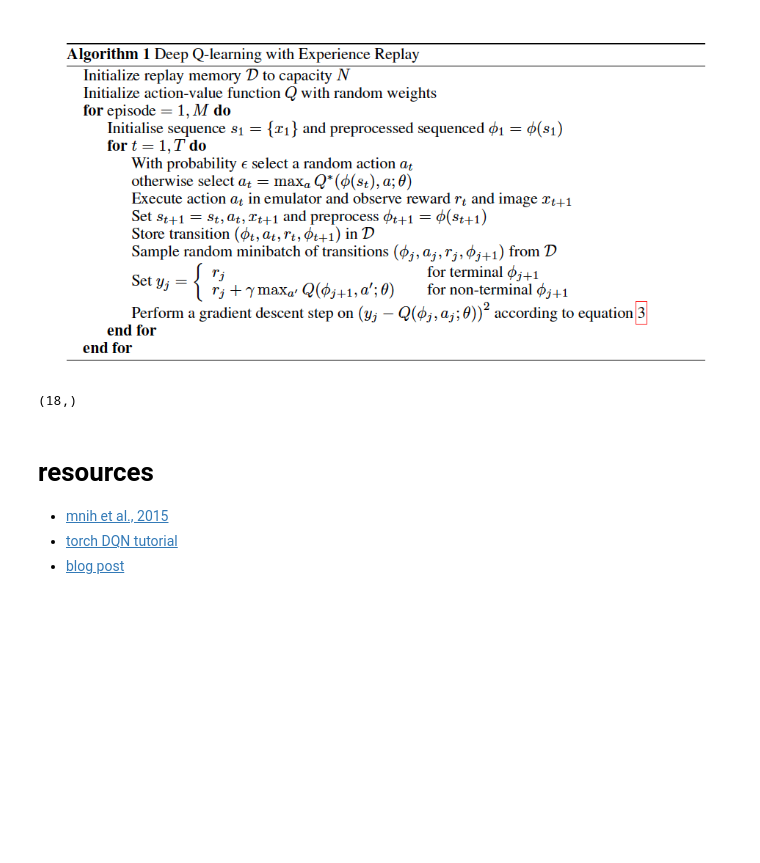
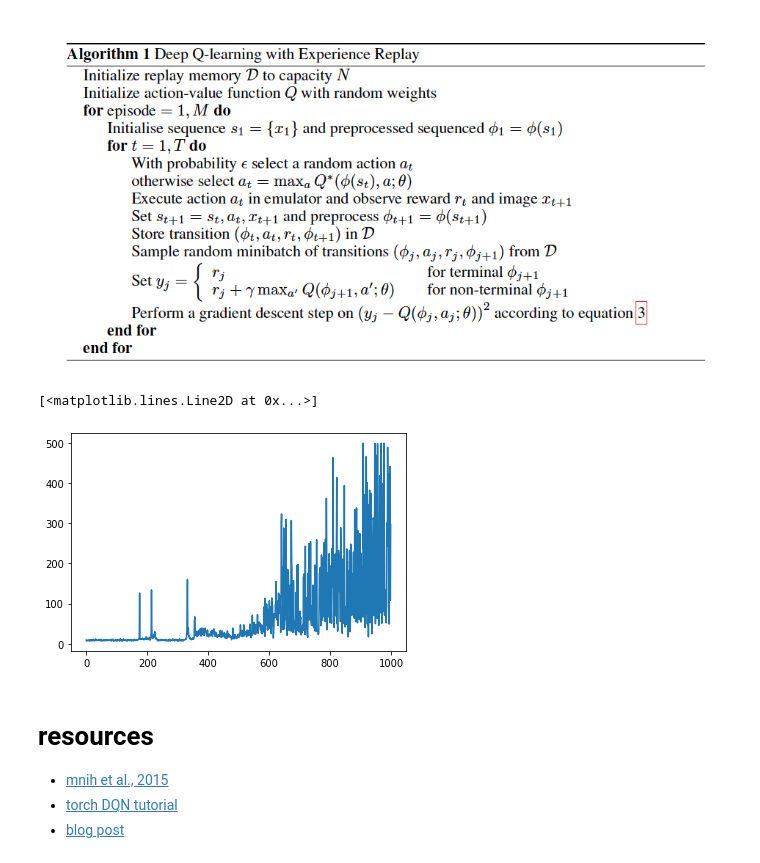
Before and after one commit to andrebeu/gymRL, a Jupyter notebook: dqn-cart.ipynb, the cells around one changed output. Cells and saved outputs as stored; diff of their text form; code cells hidden in the pictures; blank space fills up the shorter version.

```diff
--- a/dqn-cart.ipynb
+++ b/dqn-cart.ipynb
@@ -27,7 +27,7 @@ class EpisodeBuffer():
         eb = {k:np.array(v) for k,v in self.eb.items()}
         return eb
 # %%
-def sample_episode(max_ep_len=20):
+def sample_episode(max_ep_len=1000,policy_fn=None):
     epbuffer = EpisodeBuffer()
     exp = namedtuple('exp',['s_t','a_t','r_t','s_tp1'])
     env = gym.make('CartPole-v1')
@@ -42,7 +42,7 @@ def sample_episode(max_ep_len=20):
         tstep += 1
         s_t = s_tp1
         # random policy sample a_t
-        a_t = env.action_space.sample()
+        a_t = policy_fn(s_t)
         # take action, observe s_tp1,r_t
         env_out_t = env.step(a_t)
         # s_tp1, r_t
@@ -61 +58,14 @@ optiop = tr.optim.RMSprop(qnet.parameters())
+# %%
+rand_policy = lambda : np.random.randint(2)
+
+def argmax_policy(qnet,s_t,epsilon=0.9):
+  a_t_max = qnet(s_t).argmax()
+  if np.random.random() > epsilon:
+    return np.random.randint(2)
+  return a_t_max.detach().numpy()
+
+# pi = lambda x_t: argmax_policy(qnet,x_t,epsilon=0.9)
+# len(sample_episode(max_ep_len=20,policy_fn=pi)['s_t'])
+# ep_buf = sample_episode(policy_fn=pi)
+# argmax_policy(qnet,s_t,epsilon=0.9)
 # %%
@@ -85,8 +104,8 @@ optiop.step()
-# %%
-q_stp1_max_ap +tr.Tensor(r_t)
-r_t.shape
-# %% [output]
-(18,)
+# %%
+plt.plot(L)
+# %% [output]
+[<matplotlib.lines.Line2D at 0x...>]
+[figure, added]
 # %% [markdown]
 # resources
 - [mnih et al., 2015](https://www.cs.toronto.edu/~vmnih/docs/dqn.pdf)
```
Also changed, not shown: parts of 3 cells of this notebook.
